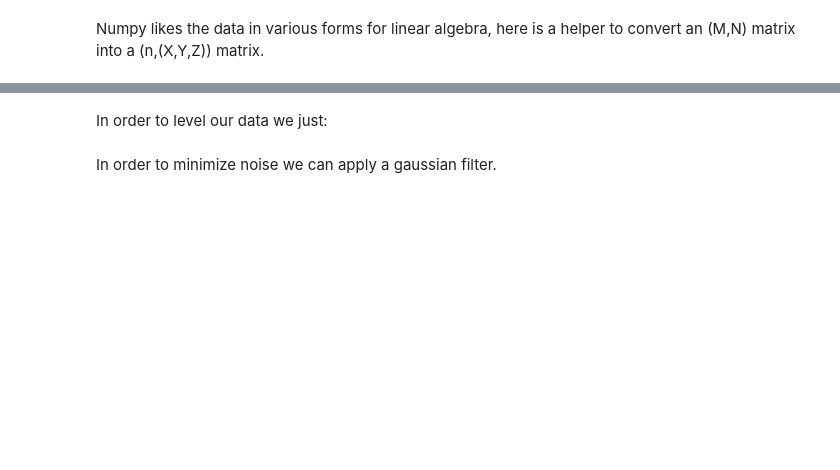
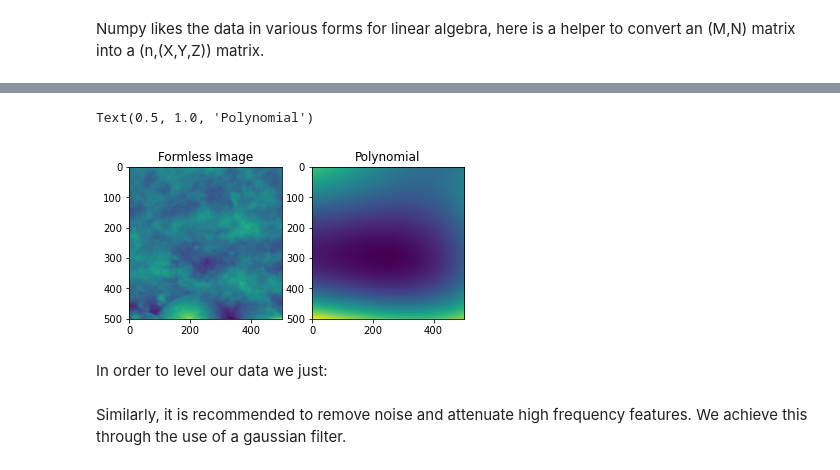
Before and after one commit to kpjmcg/rough, a Jupyter notebook: 00_data.ipynb, the cells around one changed output, grey strips where cells are left out. Drawn from its saved outputs; the diff is of its cells as text; code cells hidden in the pictures; blank space fills up the shorter version.

```diff
--- a/00_data.ipynb
+++ b/00_data.ipynb
@@ -160,2 +177,16 @@ test_fail(fit_plane, kwargs = dict(xyz=np.array([[1,1]])))
+# %%
+image_f = remove_form(plane_level(image))
+image_form = remove_form(plane_level(image), return_form = True)
+
+fig = plt.figure()
+ax = fig.add_subplot(1, 2, 1)
+imgplot = plt.imshow(image_f)
+ax.set_title('Formless Image')
+ax = fig.add_subplot(1, 2, 2)
+imgplot = plt.imshow(image_form)
+ax.set_title('Polynomial')
+# %% [output]
+Text(0.5, 1.0, 'Polynomial')
+[figure, added]
 # %% [markdown]
 In order to level our data we just:
@@ -177,5 +193,5 @@ def plane_level(im, #Numpy array or array like
-# %% [markdown]
-In order to minimize noise we can apply a gaussian filter.
+# %% [markdown]
+Similarly, it is recommended to remove noise and attenuate high frequency features. We achieve this through the use of a gaussian filter.
 # %%
 #| export
 def smooth_image(array, #Numpy array or array like
```
Also changed, not shown: parts of 30 cells of this notebook, 6 other files.
